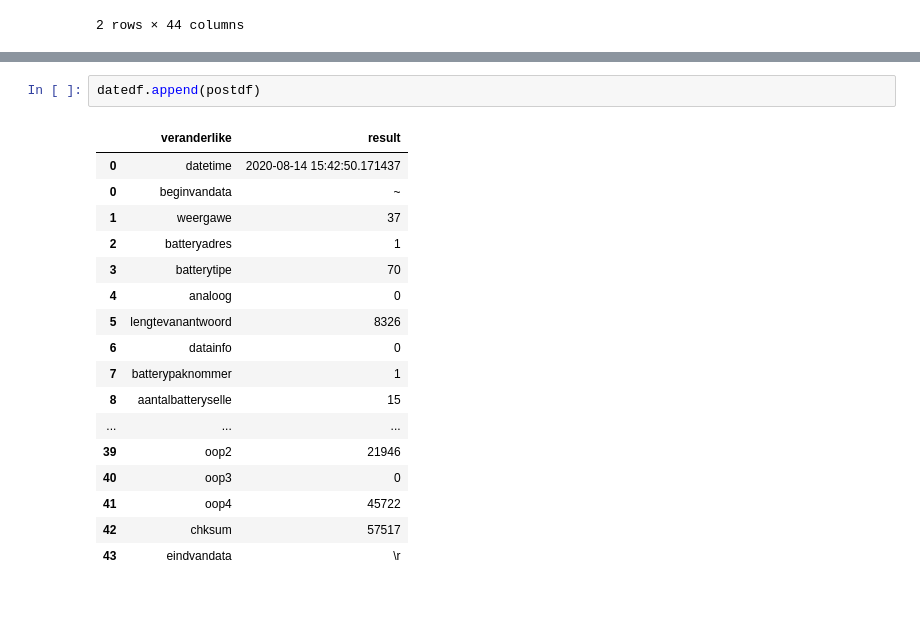
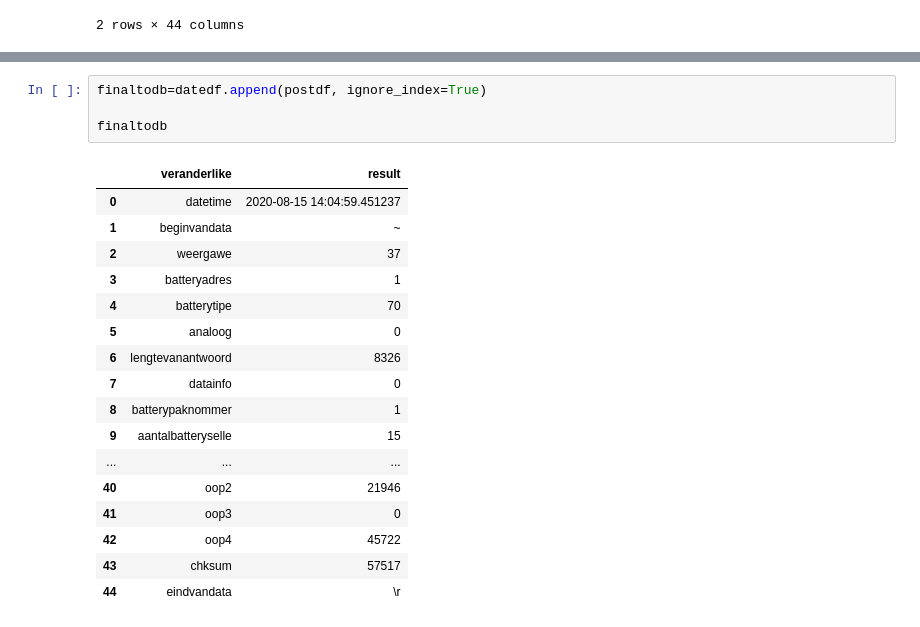
Before and after one commit to Interster/Battery4_8kW, a Jupyter notebook: ToetstheSunPaysSeriePoort.ipynb, the cells around one changed output, grey strips where cells are left out. Saved outputs shown, nothing was run; the diff lists cells and outputs as text.

```diff
--- a/ToetstheSunPaysSeriePoort.ipynb
+++ b/ToetstheSunPaysSeriePoort.ipynb
@@ -353,20 +335,22 @@ veranderlike                     result
-# %%
-datedf.append(postdf)
-# %% [output]
-|  | veranderlike | result |
-| 0 | datetime | 2020-08-14 15:42:50.171437 |
-| 0 | beginvandata | ~ |
-| 1 | weergawe | 37 |
-| 2 | batteryadres | 1 |
-| 3 | batterytipe | 70 |
-| 4 | analoog | 0 |
-| 5 | lengtevanantwoord | 8326 |
-| 6 | datainfo | 0 |
-| 7 | batterypaknommer | 1 |
-| 8 | aantalbatteryselle | 15 |
-| ... | ... | ... |
-| 39 | oop2 | 21946 |
-| 40 | oop3 | 0 |
-| 41 | oop4 | 45722 |
-| 42 | chksum | 57517 |
-| 43 | eindvandata | \r |
+# %%
+finaltodb=datedf.append(postdf, ignore_index=True)
+
+finaltodb
+# %% [output]
+|  | veranderlike | result |
+| 0 | datetime | 2020-08-15 14:04:59.451237 |
+| 1 | beginvandata | ~ |
+| 2 | weergawe | 37 |
+| 3 | batteryadres | 1 |
+| 4 | batterytipe | 70 |
+| 5 | analoog | 0 |
+| 6 | lengtevanantwoord | 8326 |
+| 7 | datainfo | 0 |
+| 8 | batterypaknommer | 1 |
+| 9 | aantalbatteryselle | 15 |
+| ... | ... | ... |
+| 40 | oop2 | 21946 |
+| 41 | oop3 | 0 |
+| 42 | oop4 | 45722 |
+| 43 | chksum | 57517 |
+| 44 | eindvandata | \r |
```
Also changed, not shown: parts of 5 cells of this notebook, 1 other file.
